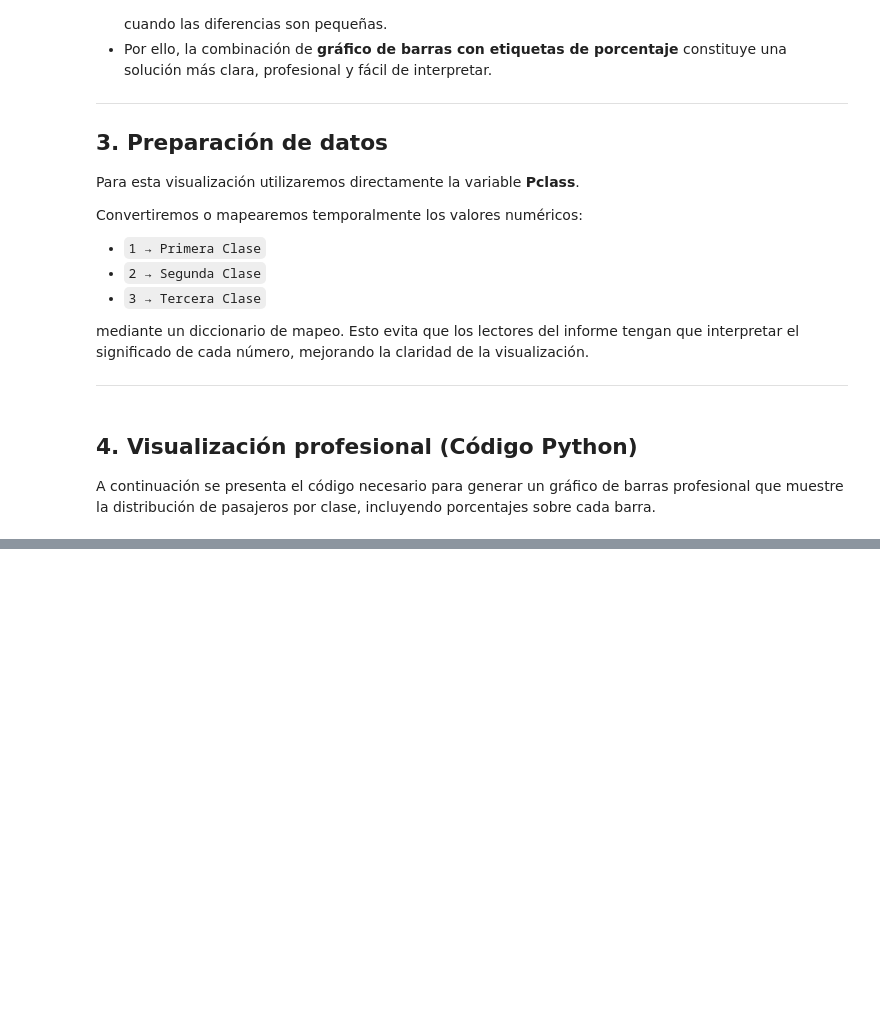
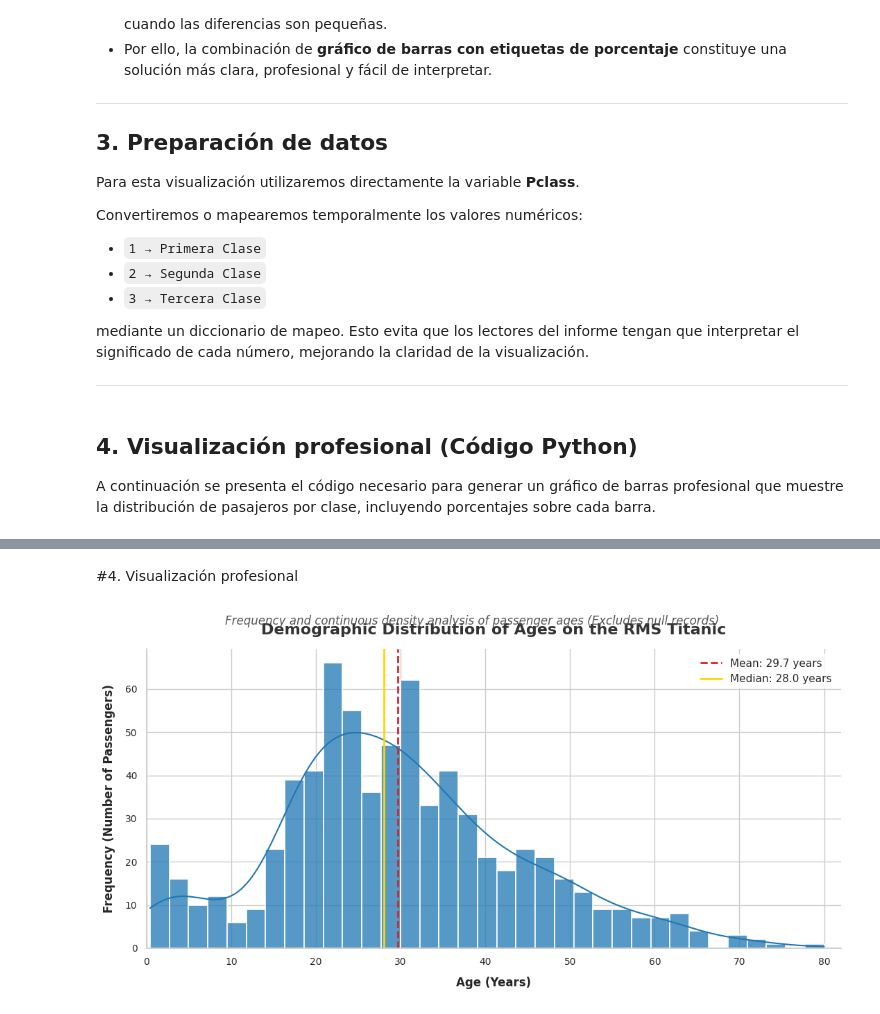
Before and after one commit to MariaIsaDurango/Titanic-Visualizacion, a Jupyter notebook: RMS_Titanic_—_Análisis_de_una_Tragedia_Visual.ipynb, the cells around one changed output, grey strips where cells are left out. Drawn from its saved outputs; the diff is of its cells as text; code cells hidden in the pictures; blank space fills up the shorter version.

```diff
--- a/RMS_Titanic_—_Análisis_de_una_Tragedia_Visual.ipynb
+++ b/RMS_Titanic_—_Análisis_de_una_Tragedia_Visual.ipynb
@@ -430,0 +472,65 @@ IndentationError: expected an indented block after 'for' statement on line 55 (2
+# %% [markdown]
+#4. Visualización profesional
+# %%
+# ==============================================================================
+# DATA PREPARATION - QUESTION 2
+# ==============================================================================
+# Extract the age series, removing null values for the plot
+valid_ages = df['Age'].dropna()
+
+# ==============================================================================
+# PLOT CONFIGURATION
+# ==============================================================================
+plt.figure(figsize=(11, 6))
+
+# Create the histogram with an integrated density curve
+TITANIC_PALETTE = {
+    'First Class': '#1f77b4',  # A standard corporate blue
+    'Died': '#d62728',         # A red/brown for the mean lines
+    'Neutral_Dark': '#333333'  # Dark gray for the title
+}
+sns.histplot(
+    valid_ages,
+    bins=35,                  # Balanced number of bins to see details without fragmentation
+    kde=True,                 # Adds the smoothed density curve
+    color=PALETA_TITANIC['First Class'], # Use corporate blue
+    edgecolor='white',        # White dividing line between bars for visual clarity
+    linewidth=1.2,
+    alpha=0.75                # Light transparency to soften visual impact
+)
+
+# ==============================================================================
+# KEY METRICS CALCULATION TO ENRICH THE PLOT
+# ==============================================================================
+mean_age = valid_ages.mean()
+median_age = valid_ages.median()
+
+# Draw statistical vertical lines to guide the reader
+plt.axvline(mean_age, color=PALETA_TITANIC['Died'], linestyle='--', linewidth=2,
+            label=f'Mean: {mean_age:.1f} years')
+plt.axvline(median_age, color='gold', linestyle='-', linewidth=2,
+            label=f'Median: {median_age:.1f} years')
+
+# ==============================================================================
+# FINAL DESIGN TOUCHES AND STORYTELLING
+# ==============================================================================
+plt.title('Demographic Distribution of Ages on the RMS Titanic', fontsize=16, weight='bold', pad=15, color=PALETA_TITANIC['Neutral_Dark'])
+plt.suptitle('Frequency and continuous density analysis of passenger ages (Excludes null records)', fontsize=12, style='italic', y=0.93, color='#555555')
+
+plt.xlabel('Age (Years)', fontsize=12, labelpad=10, weight='bold')
+plt.ylabel('Frequency (Number of Passengers)', fontsize=12, labelpad=10, weight='bold')
+
+# Limit the X-axis to the actual data range
+plt.xlim(0, 82)
+
+# Legend activation and positioning
+plt.legend(loc='upper right', frameon=True, facecolor='white', edgecolor='none')
+
+# Clean up borders
+sns.despine()
+
+# Adjust and display
+plt.tight_layout()
+plt.show()
+# %% [output]
+[figure, added]
```
Also changed, not shown: parts of 3 cells of this notebook.
